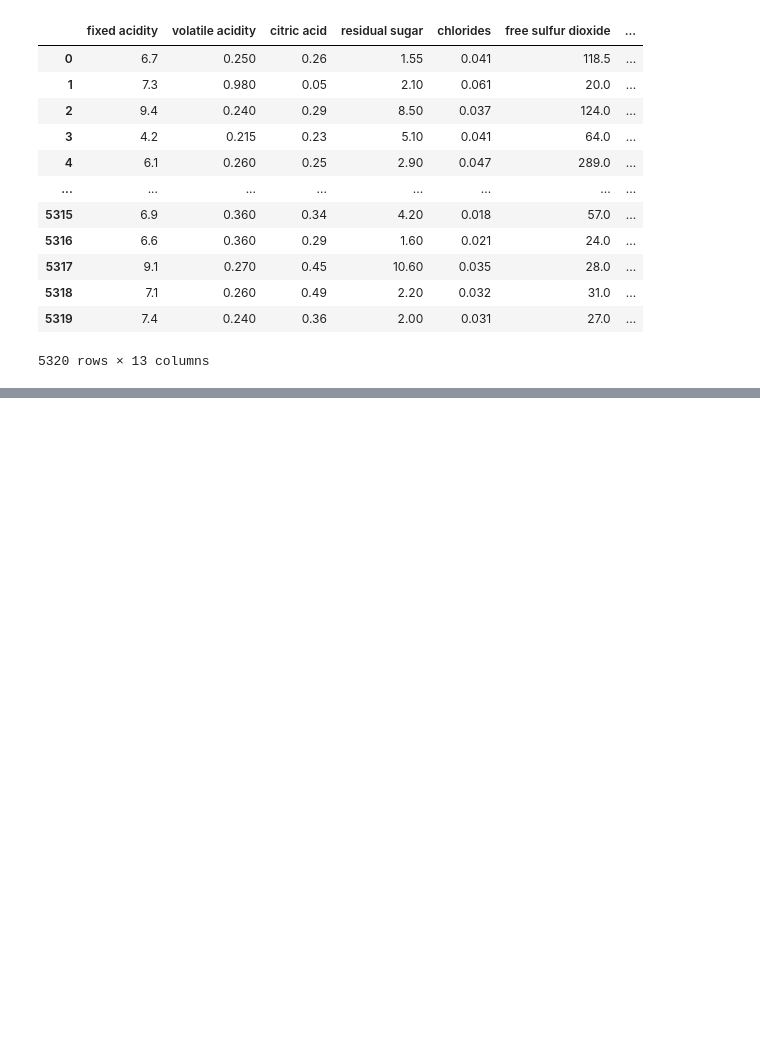
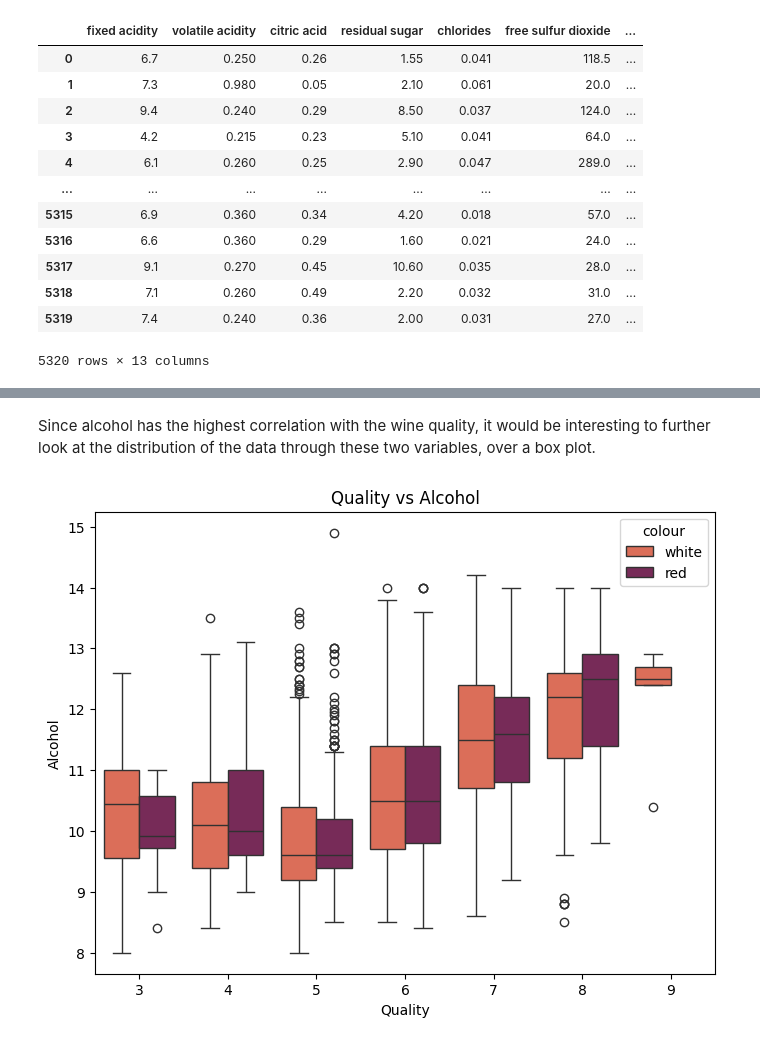
Before and after one commit to larasacodes/ML_Project_LaraAmusan, a Jupyter notebook: Wine_Quality_Predictor_LaraAmusan.ipynb, the cells around one changed output, grey strips where cells are left out. Cells and saved outputs as stored; diff of their text form; code cells hidden in the pictures; blank space fills up the shorter version.

```diff
--- a/Wine_Quality_Predictor_LaraAmusan.ipynb
+++ b/Wine_Quality_Predictor_LaraAmusan.ipynb
@@ -270,0 +345,14 @@ cleaned_wine_data
+# %% [markdown]
+Since alcohol has the highest correlation with the wine quality, it would be interesting to further look at the distribution of the data through these two variables, over a box plot.
+# %%
+# Plot the boxplot
+
+plt.figure(figsize=(8, 6))
+sns.boxplot(x='quality', y='alcohol', data=cleaned_wine_data, hue='colour', palette='rocket_r') # the hue specifies that the plots should be split by red and white wines
+
+plt.title('Quality vs Alcohol')
+plt.xlabel('Quality')
+plt.ylabel('Alcohol')
+plt.show()
+# %% [output]
+[figure, added]
```
Also changed, not shown: parts of 18 cells of this notebook.
